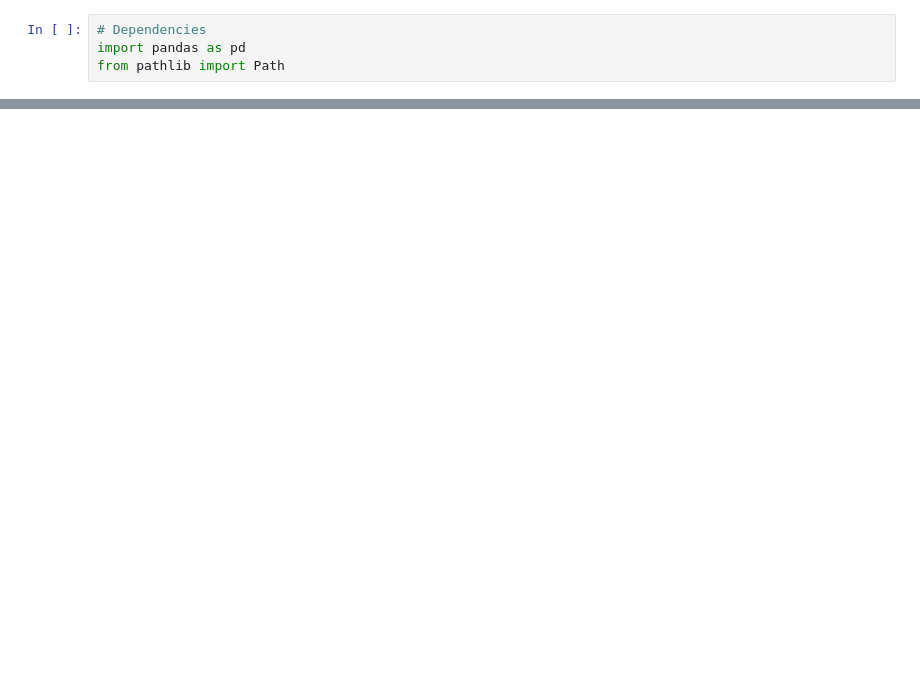
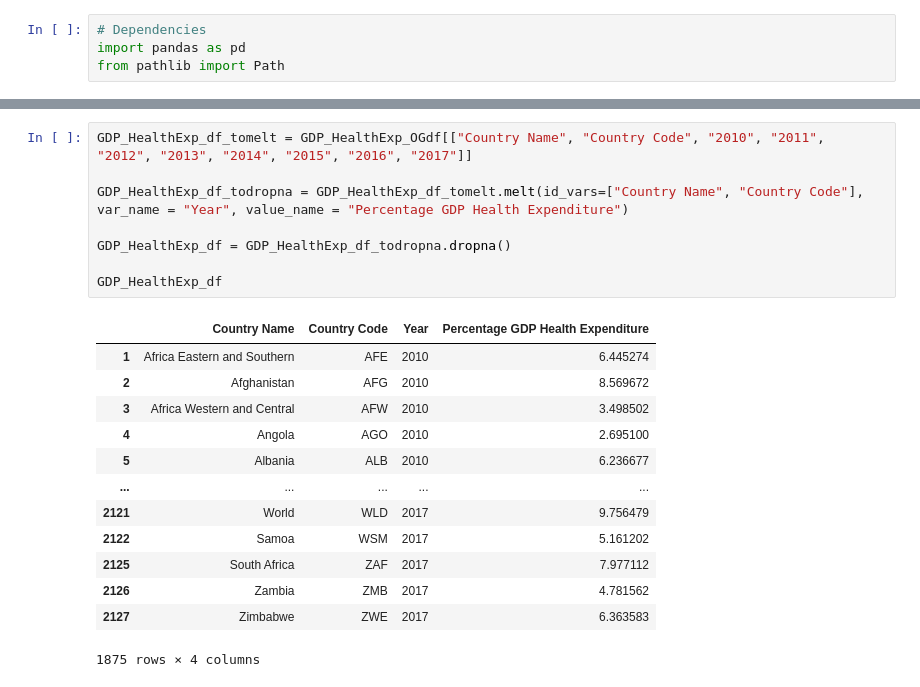
Before and after one commit to AaronCMC/Project_1, a Jupyter notebook: test.ipynb, the cells around one changed output, grey strips where cells are left out. Drawn from its saved outputs; the diff is of its cells as text; blank space fills up the shorter version.

```diff
--- a/test.ipynb
+++ b/test.ipynb
@@ -70,0 +44,22 @@ World_Bank_df.head()
+# %%
+GDP_HealthExp_df_tomelt = GDP_HealthExp_OGdf[["Country Name", "Country Code", "2010", "2011", "2012", "2013", "2014", "2015", "2016", "2017"]]
+
+GDP_HealthExp_df_todropna = GDP_HealthExp_df_tomelt.melt(id_vars=["Country Name", "Country Code"], var_name = "Year", value_name = "Percentage GDP Health Expenditure")
+
+GDP_HealthExp_df = GDP_HealthExp_df_todropna.dropna()
+
+GDP_HealthExp_df
+# %% [output]
+|  | Country Name | Country Code | Year | Percentage GDP Health Expenditure |
+| 1 | Africa Eastern and Southern | AFE | 2010 | 6.445274 |
+| 2 | Afghanistan | AFG | 2010 | 8.569672 |
+| 3 | Africa Western and Central | AFW | 2010 | 3.498502 |
+| 4 | Angola | AGO | 2010 | 2.695100 |
+| 5 | Albania | ALB | 2010 | 6.236677 |
+| ... | ... | ... | ... | ... |
+| 2121 | World | WLD | 2017 | 9.756479 |
+| 2122 | Samoa | WSM | 2017 | 5.161202 |
+| 2125 | South Africa | ZAF | 2017 | 7.977112 |
+| 2126 | Zambia | ZMB | 2017 | 4.781562 |
+| 2127 | Zimbabwe | ZWE | 2017 | 6.363583 |
+1875 rows × 4 columns
```
Also changed, not shown: parts of 12 cells of this notebook, 47 other files.
